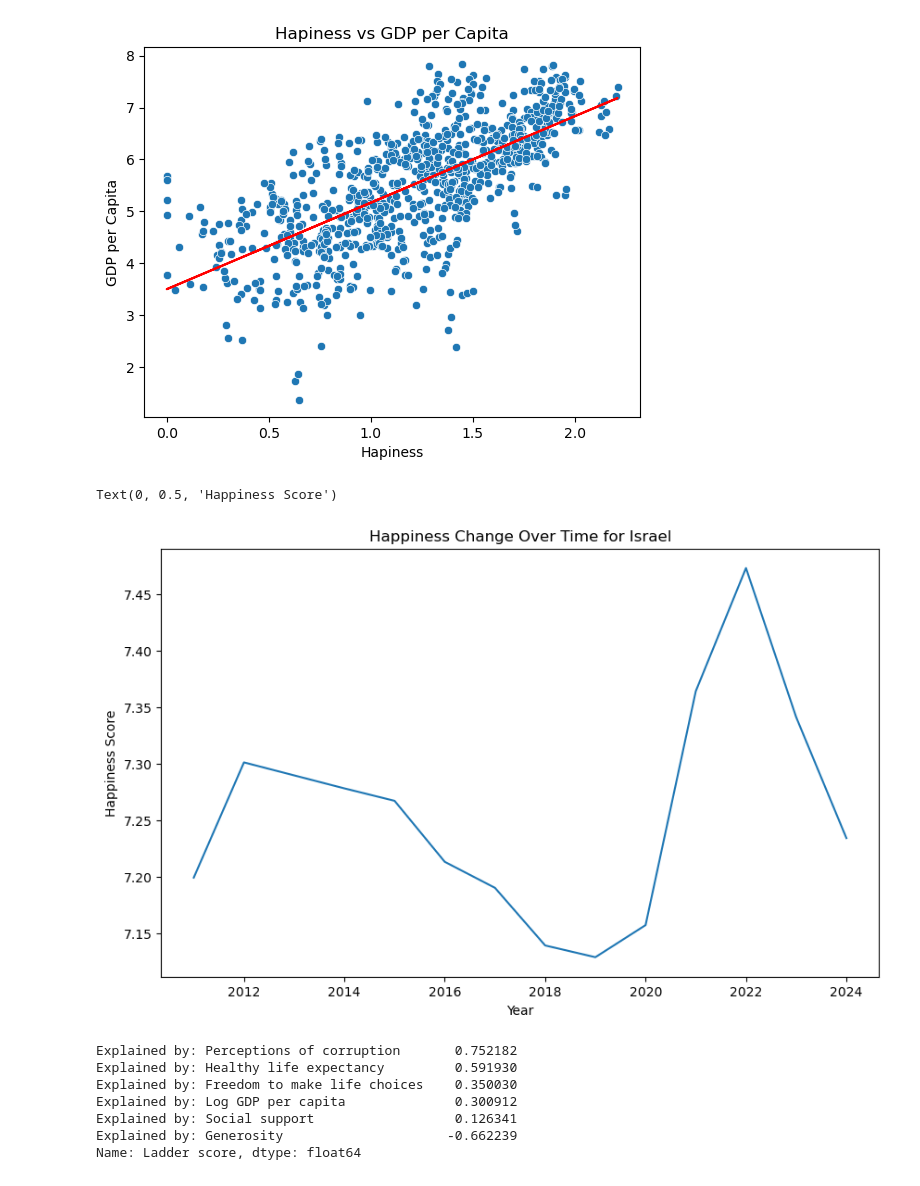
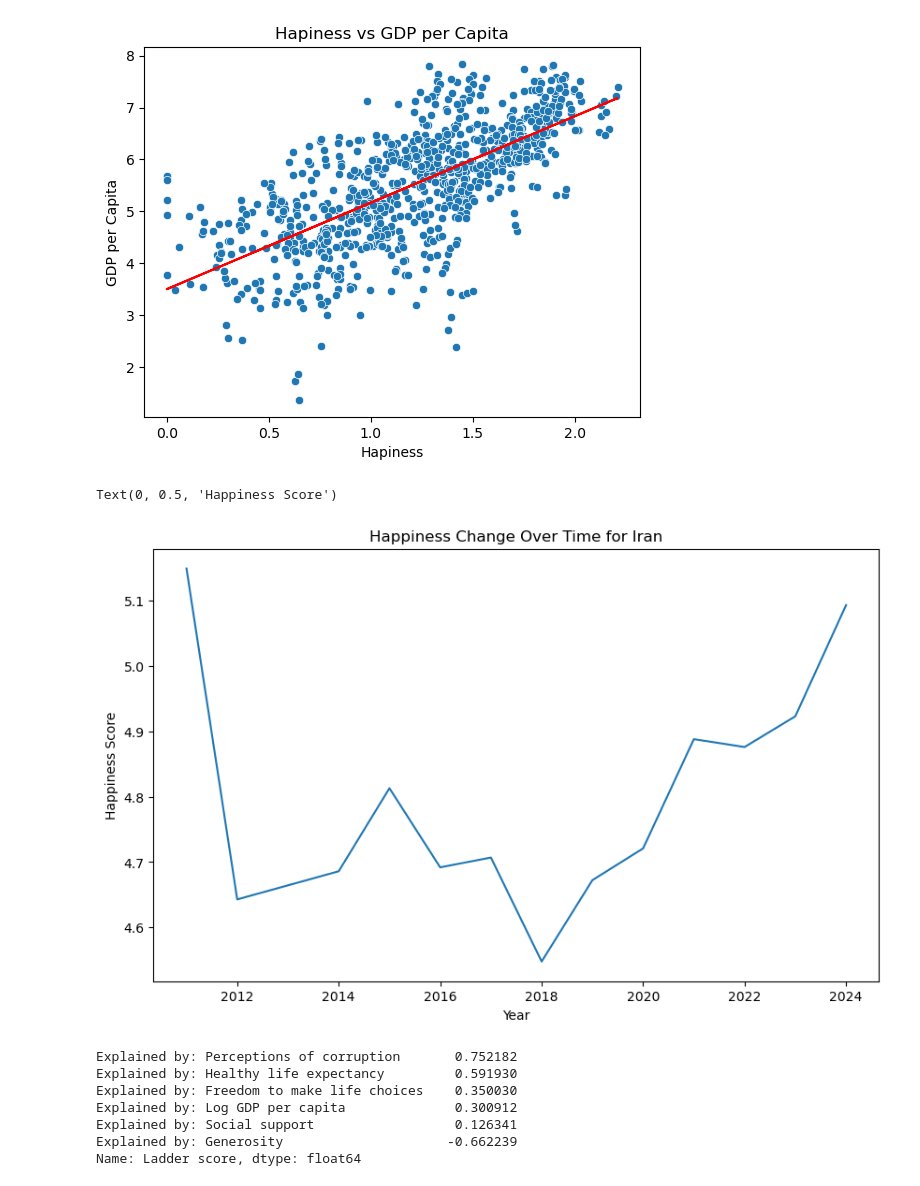
Before and after one commit to Ramin1989/Gallup_data_analysis, a Jupyter notebook: main.ipynb, the cells around one changed output. Cells and saved outputs as stored; diff of their text form; code cells hidden in the pictures.

```diff
--- a/main.ipynb
+++ b/main.ipynb
@@ -142,13 +402,30 @@ plt.ylabel('GDP per Capita')
 Text(0, 0.5, 'GDP per Capita')
 [figure]
 # %%
-Iran_happiness = df_happiness[df_happiness['Country name'] == 'Israel'][['Year', 'Ladder score']].dropna()
+"""
+Visualization: Happiness Score Trend for Iran
+
+This section filters the World Happiness Report dataset to include only data for Iran,
+then visualizes how the country's happiness score ("Ladder score") has changed over time.
+
+Steps:
+------
+1. Filter the dataset for rows where 'Country name' is 'Iran'.
+2. Select the 'Year' and 'Ladder score' columns and drop missing values.
+3. Create a line plot showing the change in happiness score over the years.
+4. Set the plot title and label the axes.
+"""
+# Filter the dataset for rows where 'Country name' is 'Iran'
+Iran_happiness = df_happiness[df_happiness['Country name'] == 'Iran'][['Year', 'Ladder score']].dropna()
+# Create the figure
 plt.figure(figsize=(10, 6))
+# Plot the trend of happiness score over time for Iran
 sns.lineplot(data=Iran_happiness, x='Year', y='Ladder score')
-plt.title('Happiness Change Over Time for Israel')
+# Add title and axis labels
+plt.title('Happiness Change Over Time for Iran')
 plt.xlabel('Year')
 plt.ylabel('Happiness Score')
 # %% [output]
 Text(0, 0.5, 'Happiness Score')
-[figure, old version]
+[figure, new version]
 # %%
```
Also changed, not shown: parts of 14 cells of this notebook.
